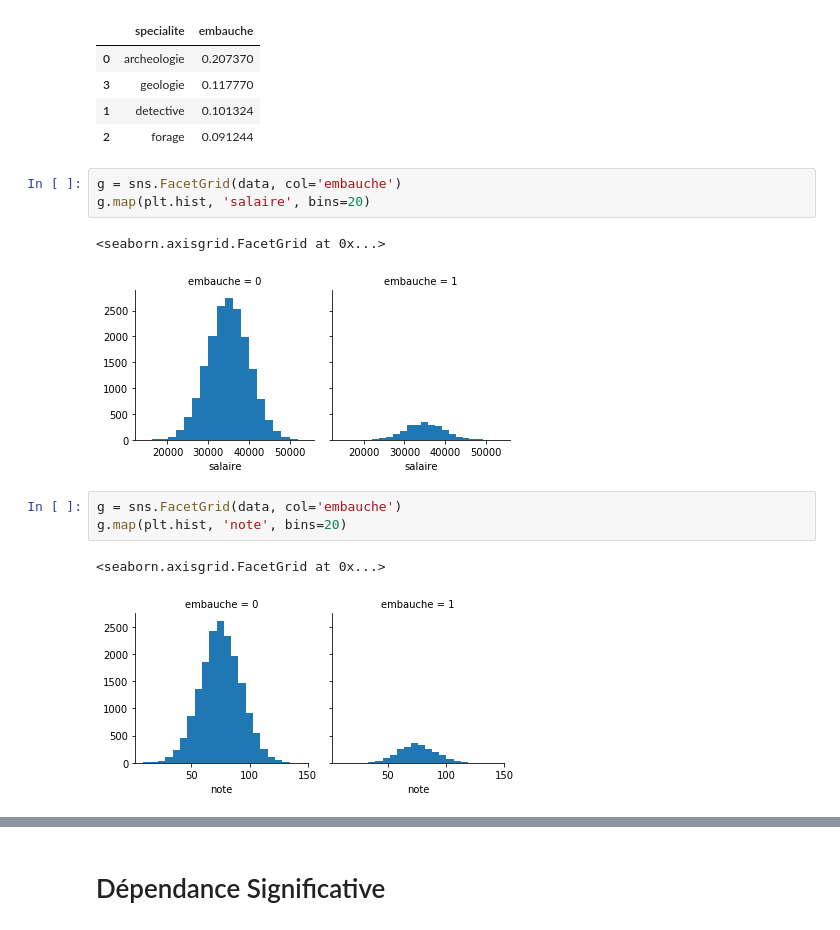
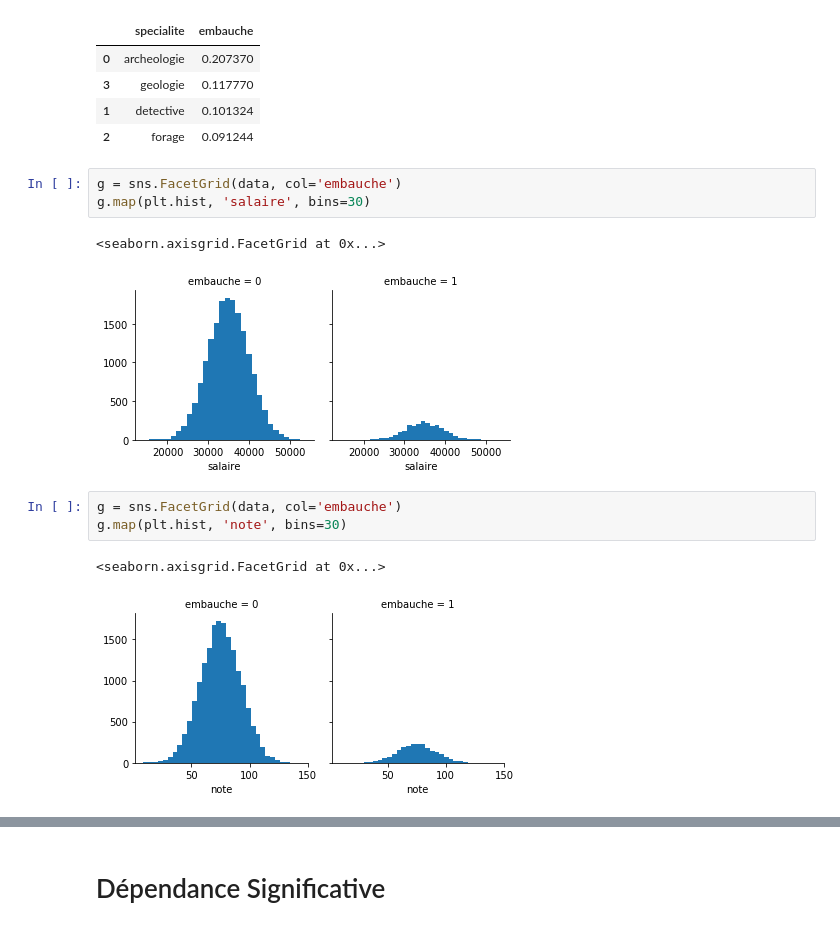
Before and after one commit to BrianLozach/Perso, a Jupyter notebook: DataScience/Quantmetry_Project/Notebook.ipynb, the cells around one changed output, grey strips where cells are left out. Drawn from its saved outputs; the diff is of its cells as text.

```diff
--- a/DataScience/Quantmetry_Project/Notebook.ipynb
+++ b/DataScience/Quantmetry_Project/Notebook.ipynb
@@ -131,13 +131,13 @@ data[['specialite', 'embauche']].groupby(['specialite'], as_index=False).mean().
 | 2 | forage | 0.091244 |
 # %%
 g = sns.FacetGrid(data, col='embauche')
-g.map(plt.hist, 'salaire', bins=20)
+g.map(plt.hist, 'salaire', bins=30)
 # %% [output]
 <seaborn.axisgrid.FacetGrid at 0x...>
-[figure, old version]
+[figure, new version]
 # %%
 g = sns.FacetGrid(data, col='embauche')
-g.map(plt.hist, 'note', bins=20)
+g.map(plt.hist, 'note', bins=30)
 # %% [output]
 <seaborn.axisgrid.FacetGrid at 0x...>
-[figure, old version]
+[figure, new version]
```
Also changed, not shown: parts of 6 cells of this notebook, 2 other files.
